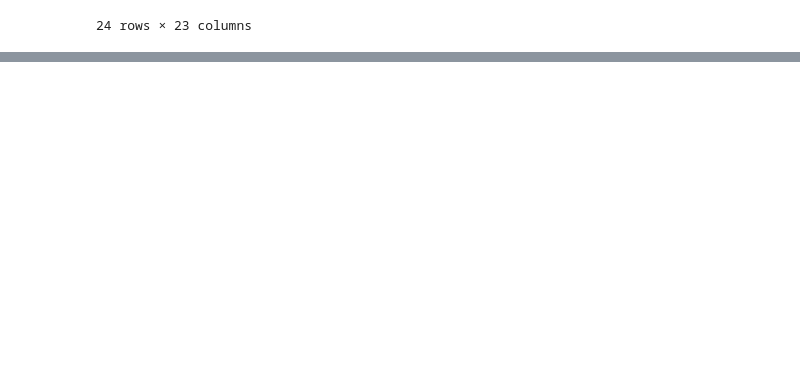
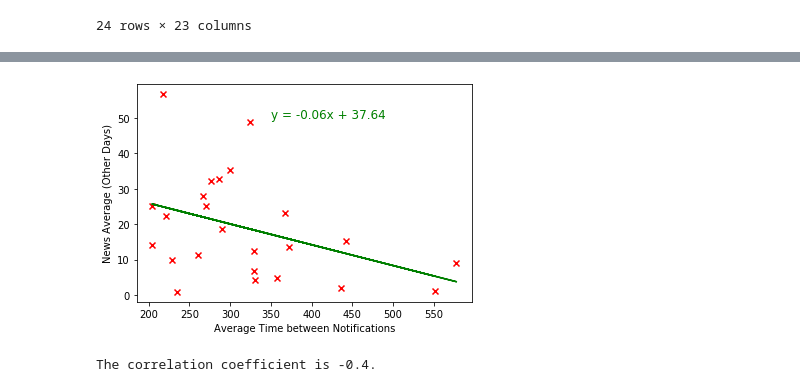
Before and after one commit to hialstkd/Social_Media_And_Happiness, a Jupyter notebook: ariana_grande.ipynb, the cells around one changed output, grey strips where cells are left out. Saved outputs shown, nothing was run; the diff lists cells and outputs as text; code cells hidden in the pictures; blank space fills up the shorter version.

```diff
--- a/ariana_grande.ipynb
+++ b/ariana_grande.ipynb
@@ -220,0 +267,19 @@ ariana_averages_df.sort_values(by='Average Minutes between Notifications')
+# %%
+x_val = ariana_averages_df['Average Minutes between Notifications']
+y_val = ariana_averages_df['News Average (Other Days)']
+
+(slope, intercept, rvalue, pvalue, stderr) = st.linregress(x_val, y_val)
+
+regress_val = x_val * slope + intercept
+line_eq = "y = " + str(round(slope,2)) + "x + " + str(round(intercept,2))
+
+plt.scatter(x_val, y_val, marker="x", facecolors="red")
+plt.plot(x_val, regress_val, "r-", color="green")
+plt.annotate(line_eq, (350,50), fontsize=12, color="green")
+plt.xlabel("Average Time between Notifications")
+plt.ylabel("News Average (Other Days)")
+plt.show()
+print(f'The correlation coefficient is {round(st.pearsonr(x_val, y_val)[0], 2)}.')
+# %% [output]
+[figure, added]
+The correlation coefficient is -0.4.
```
Also changed, not shown: parts of 3 cells of this notebook.
